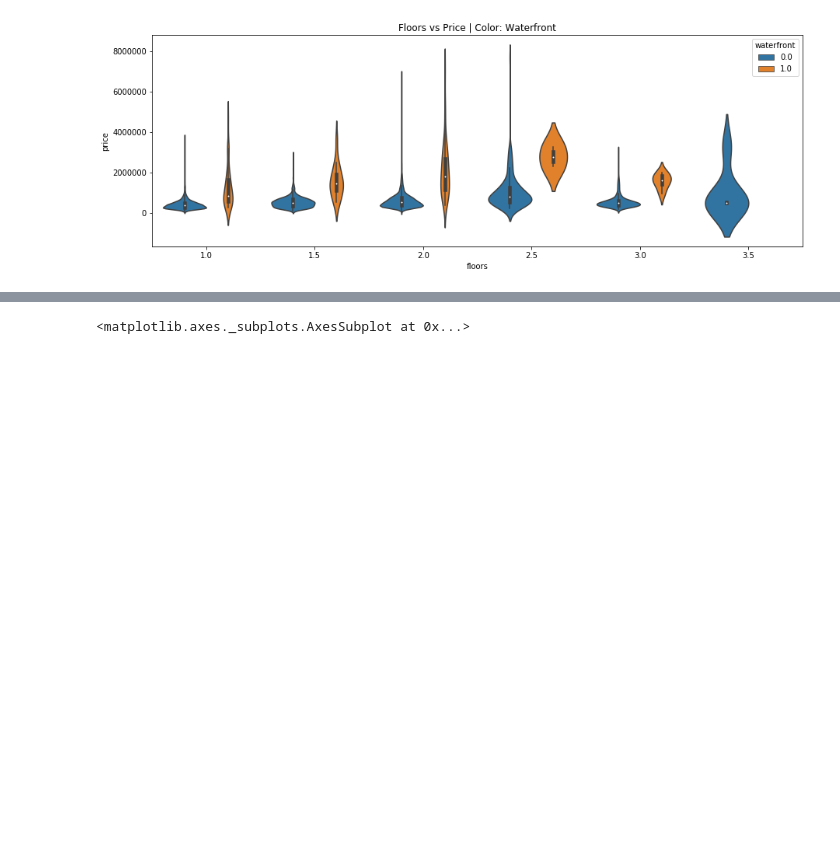
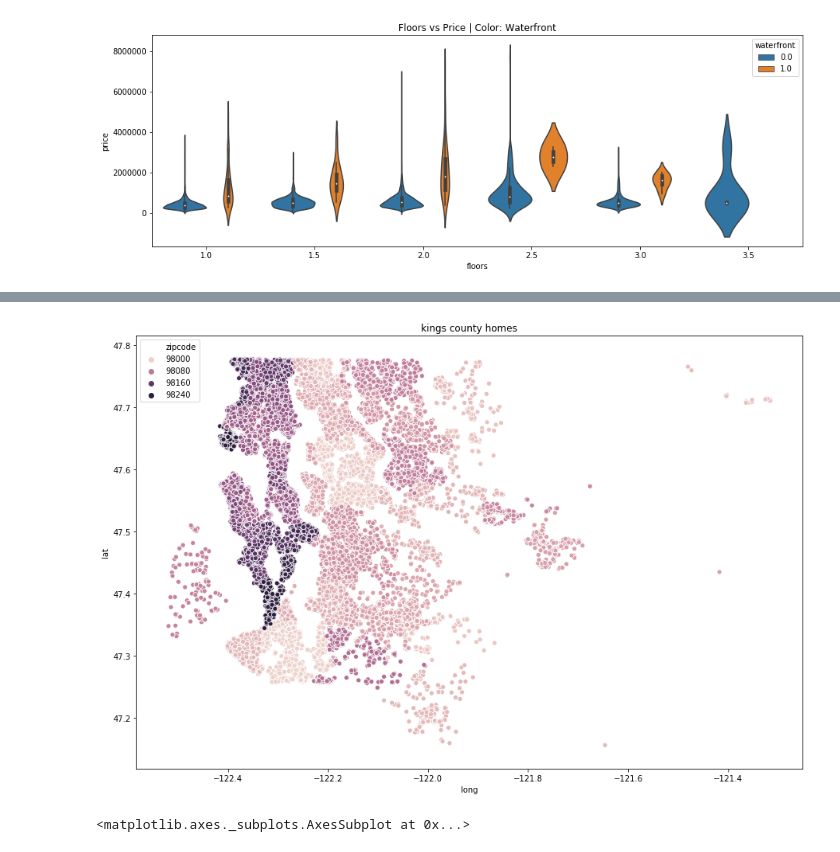
Before and after one commit to HeeebsInc/Predicting_House_Prices, a Jupyter notebook: EDA.ipynb, the cells around one changed output, grey strips where cells are left out. Drawn from its saved outputs; the diff is of its cells as text; code cells hidden in the pictures; blank space fills up the shorter version.

```diff
--- a/EDA.ipynb
+++ b/EDA.ipynb
@@ -84,3 +112,13 @@ violin_plot(df, 'floors', 'price', 'waterfront')
+# %%
+def get_map(df):
+    plt.figure(figsize=(15,10))
+    sns.scatterplot(x='long', y='lat', hue='zipcode', data=df)
+    plt.title('kings county homes')
+    plt.legend()
+    plt.show()
+get_map(df)
+# %% [output]
+[figure, added]
 # %%
 plt.figure(figsize = (15,7))
 sns.heatmap(df.corr(), annot = True)
```
Also changed, not shown: parts of 5 cells of this notebook, 6 other files.
